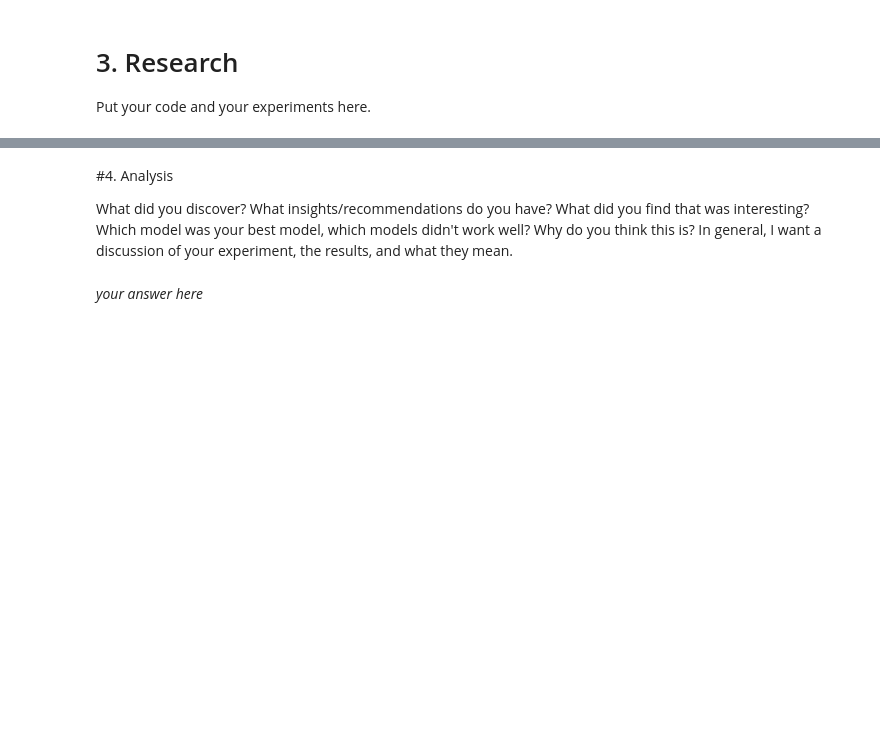
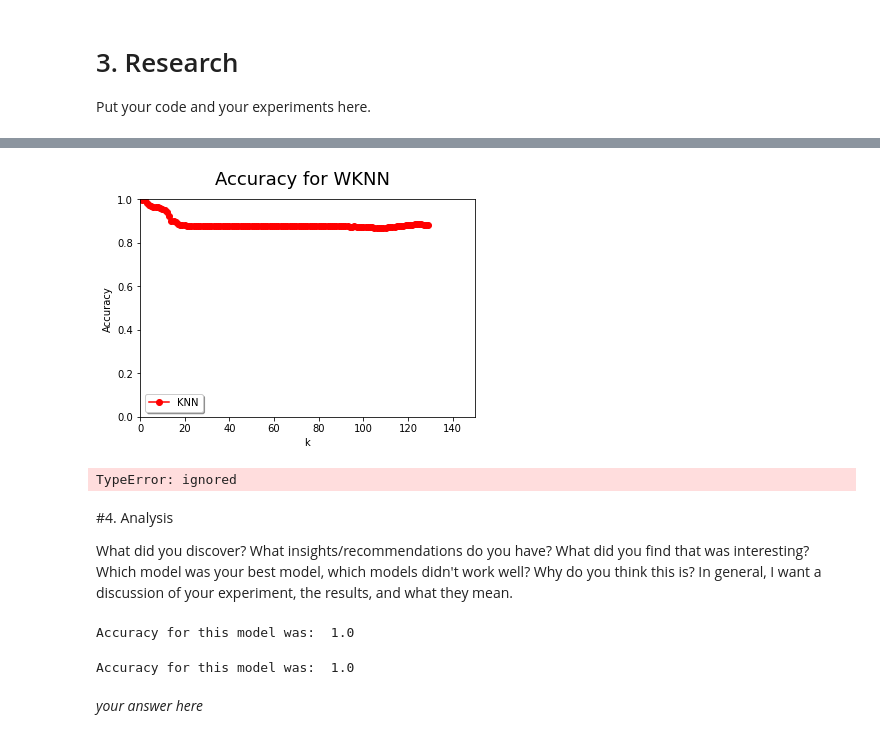
Before and after one commit to j23-cs167/project-2-nickwharff, a Jupyter notebook: Project2_wharff.ipynb, the cells around one changed output, grey strips where cells are left out. Saved outputs shown, nothing was run; the diff lists cells and outputs as text; code cells hidden in the pictures; blank space fills up the shorter version.

```diff
--- a/Project2_wharff.ipynb
+++ b/Project2_wharff.ipynb
@@ -107,7 +131,72 @@ ValueError: ignored
+# %%
+# WKNN
+wknn_accuracy = []
+
+for i in range(1,6499,50):
+    knn = neighbors.KNeighborsClassifier(n_neighbors = i, weights = 'distance')
+    knn.fit(train_data,train_sln)
+    predictions2 = knn.predict(test_data)
+    current_acc = metrics.accuracy_score(predictions2, test_sln)
+    wknn_accuracy.append(current_acc)
+# %%
+# xvals = range(1,6499,50)
+plt.suptitle('Accuracy for WKNN',fontsize=18)
+plt.xlabel('k')
+plt.ylabel('Accuracy')
+plt.plot(wknn_accuracy,'ro-',label='KNN')
+plt.legend(loc='lower left', shadow=True)
+plt.axis([0,150,0,1])
+
+
+plt.show()
+
+# accurate at 2
+# %% [output]
+[figure, added]
+# %%
+from sklearn import svm
+from sklearn.metrics import ConfusionMatrixDisplay
+
+svc = svm.SVC
+svc.fit(train_data, train_sln)
+sv_pre = svc.predict(test_data)
+
+accuracy = metrics.accuracy_score(sv_pre,test_sln)
+
+print('Accuracy:', accuracy)
+
+# Confusion Matrix
+vals = shroom[target].unique() ## possible classification values (species)
+conf_mat = metrics.confusion_matrix(test_sln, sv_pre, labels=vals)
+
+disp = ConfusionMatrixDisplay(confusion_matrix=conf_mat,display_labels=vals)
+disp.plot()
+plt.show()
+# %% [output]
+TypeError: ignored
 # %% [markdown]
 #4. Analysis
 
 What did you discover? What insights/recommendations do you have? What did you find that was interesting? Which model was your best model, which models didn't work well? Why do you think this is? In general, I want a discussion of your experiment, the results, and what they mean.
+# %%
+# optimal KNN
+
+opt_knn = neighbors.KNeighborsClassifier(n_neighbors = 5)
+opt_knn.fit(train_data,train_sln)
+predictions = opt_knn.predict(test_data)
+print('Accuracy for this model was: ', metrics.accuracy_score(predictions,test_sln))
+# %% [output]
+Accuracy for this model was:  1.0
+# %%
+# optimal WKNN
+
+opt_wknn = neighbors.KNeighborsClassifier(n_neighbors = 3)
+opt_wknn.fit(train_data, train_sln)
+wknn_pre = opt_wknn.predict(test_data)
+
+print('Accuracy for this model was: ', metrics.accuracy_score(wknn_pre, test_sln))
+# %% [output]
+Accuracy for this model was:  1.0
 # %% [markdown]
 *your answer here*
 # %% [markdown]
```
Also changed, not shown: parts of 7 cells of this notebook.
